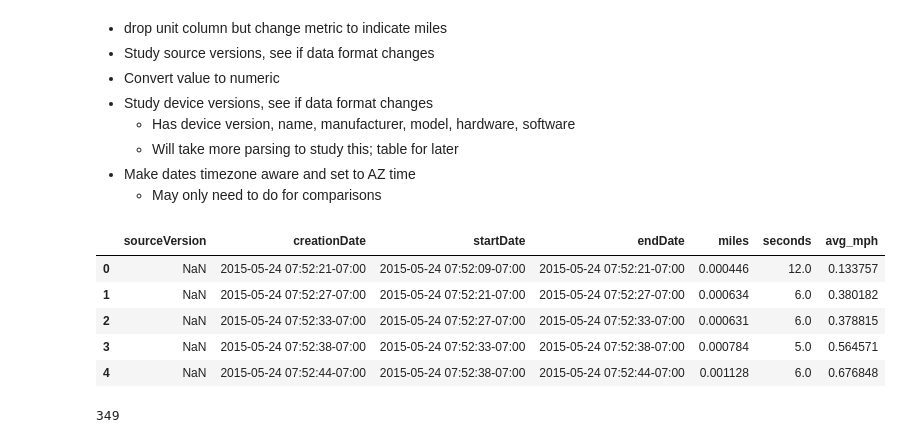
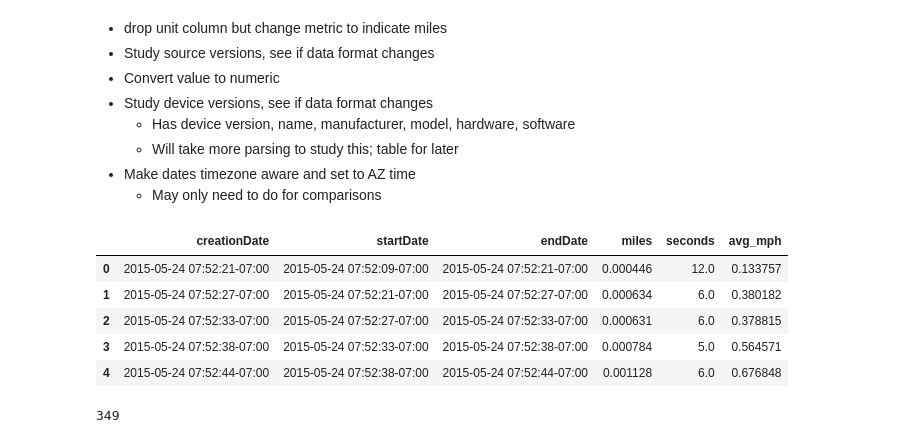
Before and after one commit to bkdevart/health_data, a Jupyter notebook: data_preprocess.ipynb, the cells around one changed output. Cells and saved outputs as stored; diff of their text form; code cells hidden in the pictures.

```diff
--- a/data_preprocess.ipynb
+++ b/data_preprocess.ipynb
@@ -98,44 +98,51 @@ array(['HKQuantityTypeIdentifierHeartRateVariabilitySDNN'], dtype=object)
   - May only need to do for comparisons
 # %%
 # process similarly to cycling data (refactor into function in case this pattern continues)
-def preprocess_exercise(df, filename):
+def preprocess_exercise(df, filename, metric='miles', exercise=False):
     # clean up exercise data - may want to restore device later
-    df.drop(['type', 'sourceName', 'unit', 'device'],
+    df.drop(['type', 'sourceName', 'unit', 'device', 'sourceVersion'],
                     axis=1,
                     inplace=True)
-    df.rename(columns={'value': 'miles'}, inplace=True)
-    df['miles'] = pd.to_numeric(df['miles'])
+    df.rename(columns={'value': metric}, inplace=True)
+    df[metric] = pd.to_numeric(df[metric])
     df['creationDate'] = df['creationDate'].dt.tz_convert('US/Arizona')
     df['startDate'] = df['startDate'].dt.tz_convert('US/Arizona')
     df['endDate'] = df['endDate'].dt.tz_convert('US/Arizona')
     df.sort_values(['creationDate'], inplace=True)
     df.reset_index(drop=True, inplace=True)
 
-    # calculate times, speed
-    df['seconds'] = (df['endDate'] - df['startDate']).dt.total_seconds()
-    df['avg_mph'] = df['miles'] / (df['seconds'] / 3600)
+    if exercise and metric=='miles':
+        # calculate times, speed
+        df['seconds'] = (df['endDate'] - df['startDate']).dt.total_seconds()
+        df['avg_mph'] = df[metric] / (df['seconds'] / 3600)
 
     # export granular, focused data for analysis
     df.to_csv(f'cleaned_data/{filename}.csv', index=False)
 
-    # export daily summaries for analysis
-    df_date = df.groupby(df['startDate'].dt.date)[['miles', 'seconds']].sum().reset_index()
-    # calculate aggregated speed
-    df_date['avg_mph'] = df_date['miles'] / (df_date['seconds'] / 3600)
+
+
+    if exercise and metric=='miles':
+        # calculate aggregated speed - assumes miles for metric and exercise=True
+        # export daily summaries for analysis
+        df_date = df.groupby(df['startDate'].dt.date)[[metric, 'seconds']].sum().reset_index()
+        df_date['avg_mph'] = df_date[metric] / (df_date['seconds'] / 3600)
+    else:
+        df_date = df.groupby(df['startDate'].dt.date)[[metric]].sum().reset_index()
+
     df_date.to_csv(f'cleaned_data/daily_{filename}.csv', index=False)
     return df
 # %%
 # HKQuantityTypeIdentifierDistanceCycling
 cycling_df = records_df.query("type == 'HKQuantityTypeIdentifierDistanceCycling'").copy()
-cycling_df = preprocess_exercise(cycling_df, 'cycling')
+cycling_df = preprocess_exercise(cycling_df, 'cycling', exercise=True)
 cycling_df.head()
 # %% [output]
-|  | sourceVersion | creationDate | startDate | endDate | miles | seconds | avg_mph |
-| 0 | NaN | 2015-05-24 07:52:21-07:00 | 2015-05-24 07:52:09-07:00 | 2015-05-24 07:52:21-07:00 | 0.000446 | 12.0 | 0.133757 |
-| 1 | NaN | 2015-05-24 07:52:27-07:00 | 2015-05-24 07:52:21-07:00 | 2015-05-24 07:52:27-07:00 | 0.000634 | 6.0 | 0.380182 |
-| 2 | NaN | 2015-05-24 07:52:33-07:00 | 2015-05-24 07:52:27-07:00 | 2015-05-24 07:52:33-07:00 | 0.000631 | 6.0 | 0.378815 |
-| 3 | NaN | 2015-05-24 07:52:38-07:00 | 2015-05-24 07:52:33-07:00 | 2015-05-24 07:52:38-07:00 | 0.000784 | 5.0 | 0.564571 |
-| 4 | NaN | 2015-05-24 07:52:44-07:00 | 2015-05-24 07:52:38-07:00 | 2015-05-24 07:52:44-07:00 | 0.001128 | 6.0 | 0.676848 |
+|  | creationDate | startDate | endDate | miles | seconds | avg_mph |
+| 0 | 2015-05-24 07:52:21-07:00 | 2015-05-24 07:52:09-07:00 | 2015-05-24 07:52:21-07:00 | 0.000446 | 12.0 | 0.133757 |
+| 1 | 2015-05-24 07:52:27-07:00 | 2015-05-24 07:52:21-07:00 | 2015-05-24 07:52:27-07:00 | 0.000634 | 6.0 | 0.380182 |
+| 2 | 2015-05-24 07:52:33-07:00 | 2015-05-24 07:52:27-07:00 | 2015-05-24 07:52:33-07:00 | 0.000631 | 6.0 | 0.378815 |
+| 3 | 2015-05-24 07:52:38-07:00 | 2015-05-24 07:52:33-07:00 | 2015-05-24 07:52:38-07:00 | 0.000784 | 5.0 | 0.564571 |
+| 4 | 2015-05-24 07:52:44-07:00 | 2015-05-24 07:52:38-07:00 | 2015-05-24 07:52:44-07:00 | 0.001128 | 6.0 | 0.676848 |
 # %%
 # take a look at single day of cycling data
 len(cycling_df[cycling_df['creationDate'].dt.date == dt.date(2015, 5, 24)])
```
Also changed, not shown: parts of 2 cells of this notebook, 2 other files.
